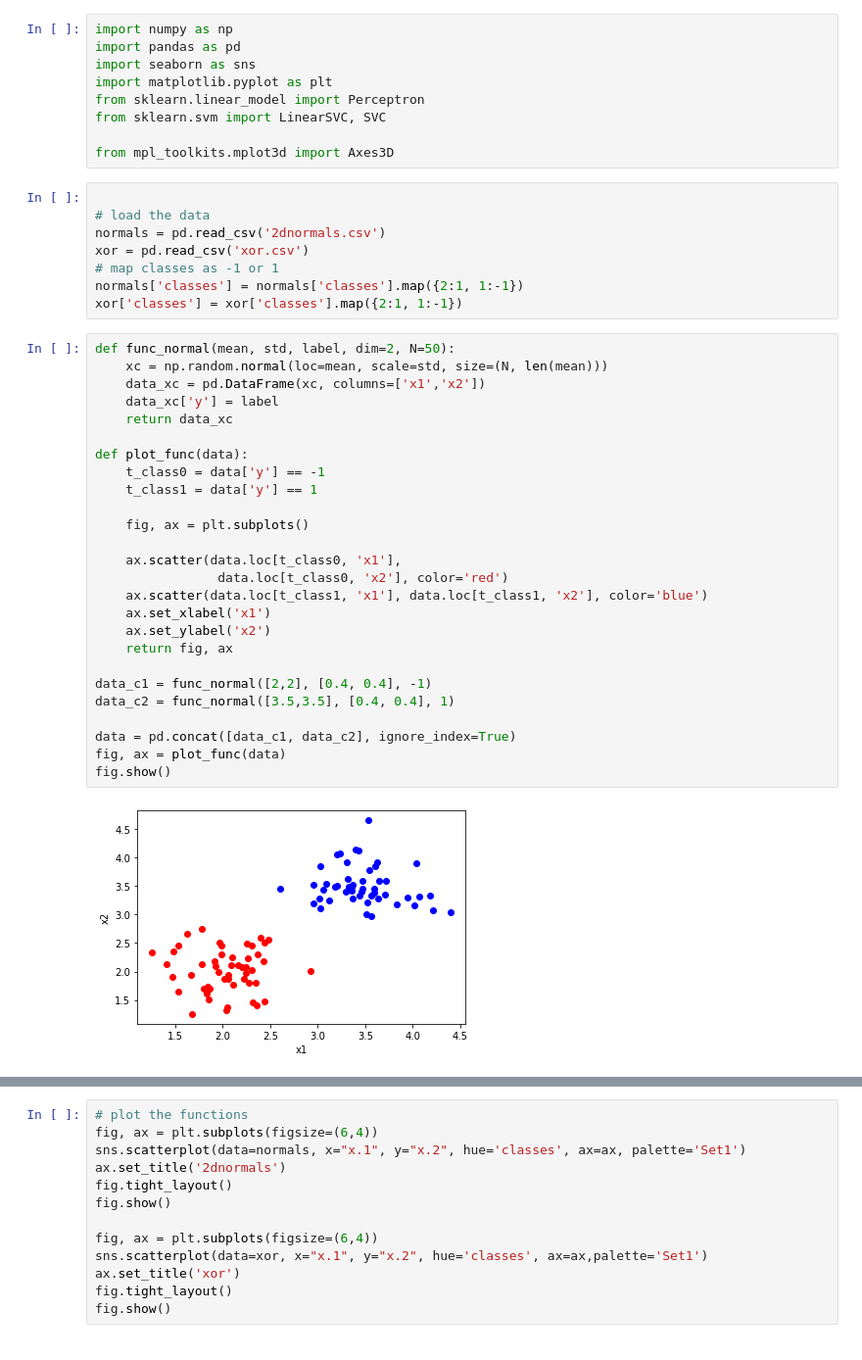
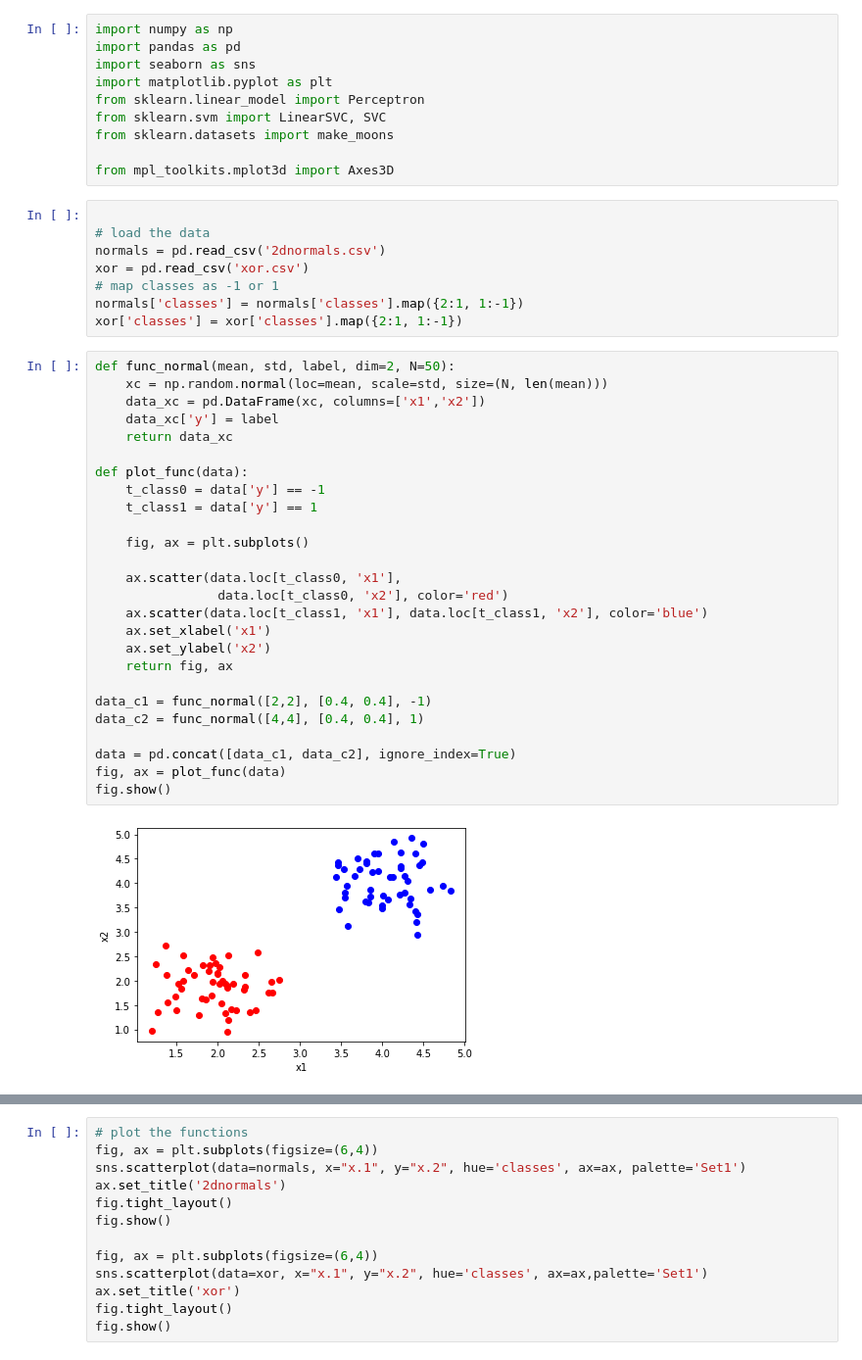
Before and after one commit to vicrsp/rna-ppgee, a Jupyter notebook: seminario/exemplos.ipynb, the cells around one changed output, grey strips where cells are left out. Shown at 98% size. Saved outputs shown, nothing was run; the diff lists cells and outputs as text.

```diff
--- a/seminario/exemplos.ipynb
+++ b/seminario/exemplos.ipynb
@@ -5,6 +5,7 @@ import seaborn as sns
 import matplotlib.pyplot as plt
 from sklearn.linear_model import Perceptron
 from sklearn.svm import LinearSVC, SVC
+from sklearn.datasets import make_moons
 
 from mpl_toolkits.mplot3d import Axes3D
 # %%
@@ -18,31 +19,31 @@ xor['classes'] = xor['classes'].map({2:1, 1:-1})
 # %%
 def func_normal(mean, std, label, dim=2, N=50):
     xc = np.random.normal(loc=mean, scale=std, size=(N, len(mean)))
     data_xc = pd.DataFrame(xc, columns=['x1','x2'])
     data_xc['y'] = label
     return data_xc
 
 def plot_func(data):
     t_class0 = data['y'] == -1
     t_class1 = data['y'] == 1
 
     fig, ax = plt.subplots()
 
     ax.scatter(data.loc[t_class0, 'x1'],
                 data.loc[t_class0, 'x2'], color='red')
     ax.scatter(data.loc[t_class1, 'x1'], data.loc[t_class1, 'x2'], color='blue')
     ax.set_xlabel('x1')
     ax.set_ylabel('x2')
     return fig, ax
 
 data_c1 = func_normal([2,2], [0.4, 0.4], -1)
-data_c2 = func_normal([3.5,3.5], [0.4, 0.4], 1)
+data_c2 = func_normal([4,4], [0.4, 0.4], 1)
 
 data = pd.concat([data_c1, data_c2], ignore_index=True)
 fig, ax = plot_func(data)
 fig.show()
 # %% [output]
-[figure, old version]
+[figure, new version]
 # %%
 y_train = data['y'].to_numpy()
 x_train = data[['x1', 'x2']].to_numpy()
```
Also changed, not shown: parts of 11 cells of this notebook, 13 other files.
